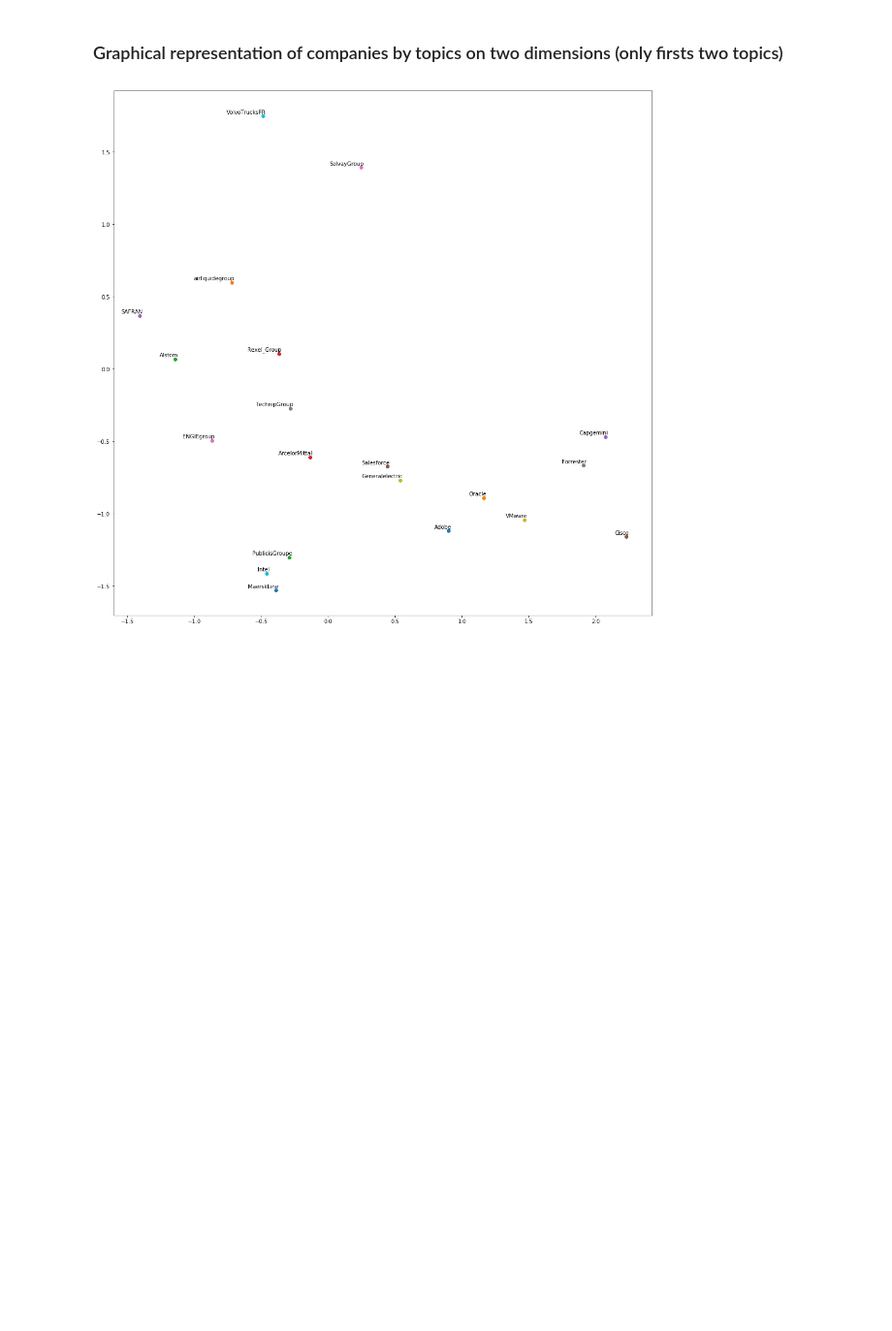
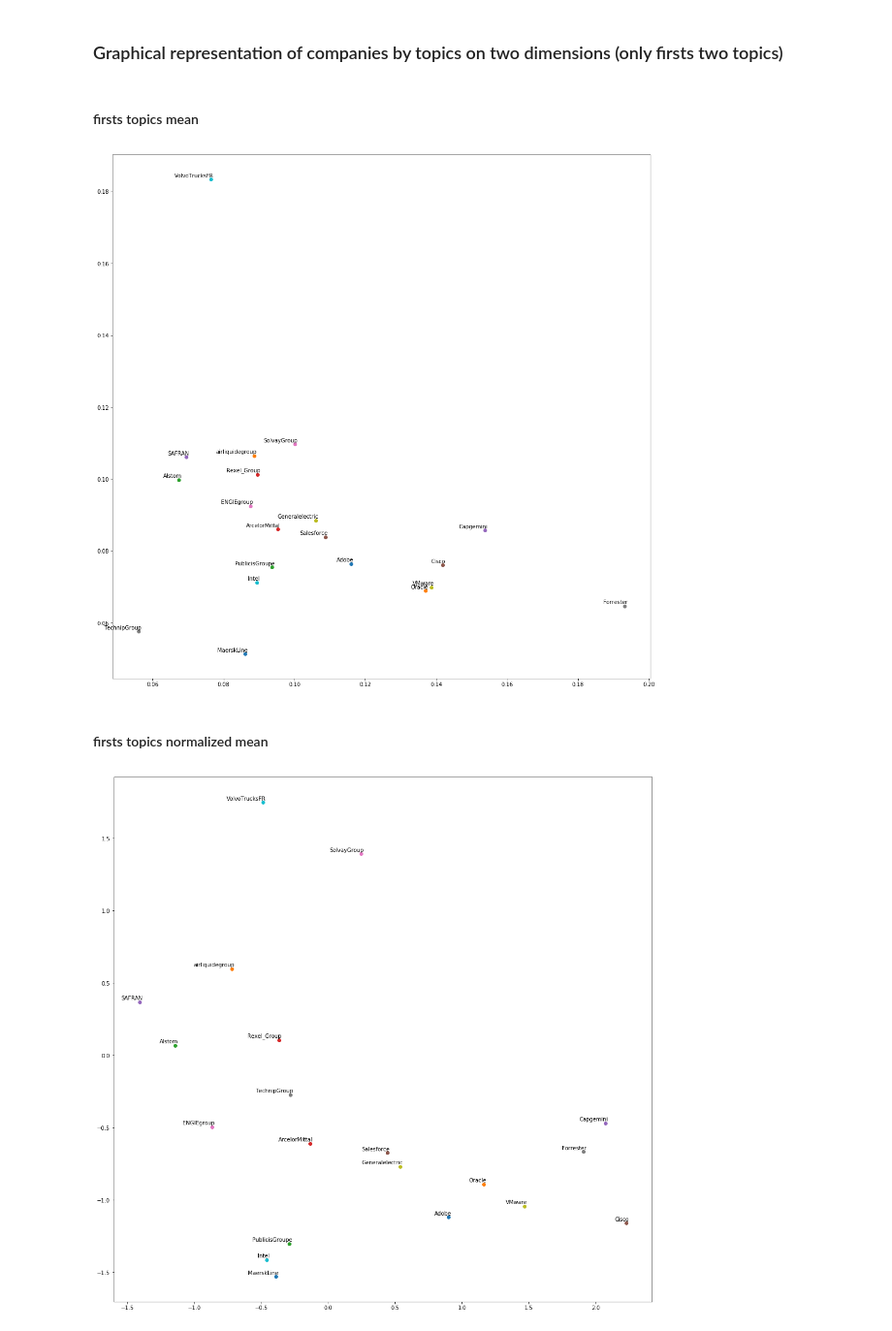
Before and after one commit to berbuf/B2B_Em_lyon, a Jupyter notebook: notebooks/ContextualAnalysis.ipynb, the cells around one changed output. Shown at 97% size. Drawn from its saved outputs; the diff is of its cells as text; code cells hidden in the pictures; blank space fills up the shorter version.

```diff
--- a/notebooks/ContextualAnalysis.ipynb
+++ b/notebooks/ContextualAnalysis.ipynb
@@ -263,3 +288,11 @@ plot_with_labels(low_dim_embs, clear_labels, 'tsne_stats.png')
 # %% [markdown]
 ### Graphical representation of companies by topics on two dimensions (only firsts two topics)
+# %% [markdown]
+#### firsts topics mean
+# %%
+plot_with_labels(clear_topics[:, :2], clear_labels, 'firsts_topics_mean.png')
+# %% [output]
+[figure, added]
+# %% [markdown]
+#### firsts topics normalized mean
 # %%
```
Also changed, not shown: parts of 18 cells of this notebook, 9 other files.
